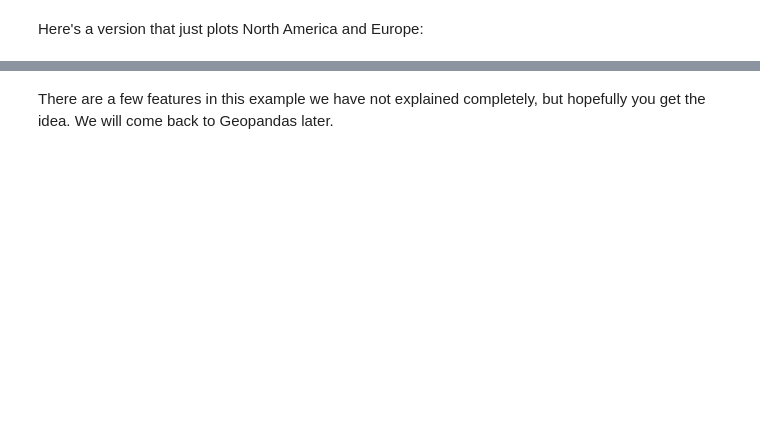
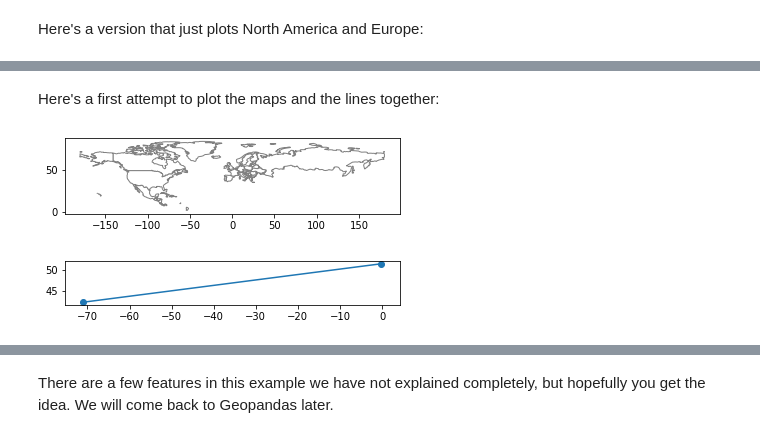
Before and after one commit to AllenDowney/ElementsOfDataScience, a Jupyter notebook: times_soln.ipynb, the cells around one changed output, grey strips where cells are left out. Cells and saved outputs as stored; diff of their text form; code cells hidden in the pictures; blank space fills up the shorter version.

```diff
--- a/times_soln.ipynb
+++ b/times_soln.ipynb
@@ -427,0 +465,11 @@ gpd.plotting.plot_linestring_collection(ax, lines);
+# %% [markdown]
+Here's a first attempt to plot the maps and the lines together:
+# %%
+# plot the map
+north_america.plot(color='white', edgecolor='gray')
+
+# plot Boston, London, and the line
+series.plot();
+# %% [output]
+[figure, added]
+[figure, added]
```
Also changed, not shown: parts of 41 cells of this notebook, 1 other file.
